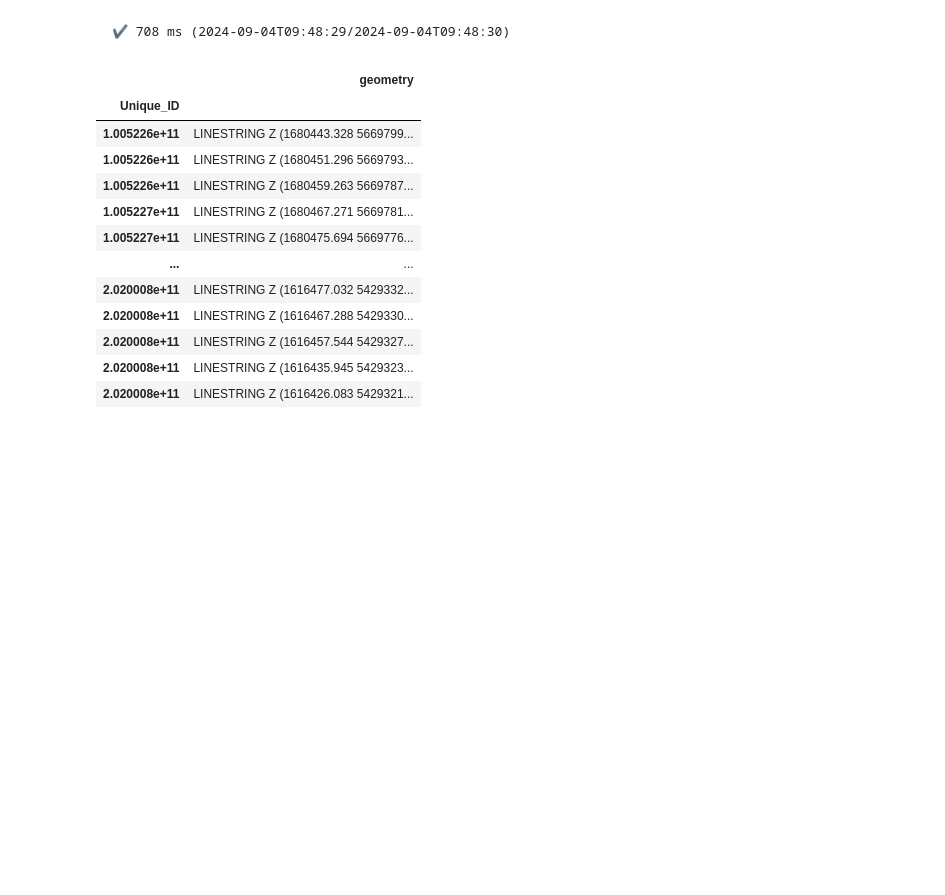
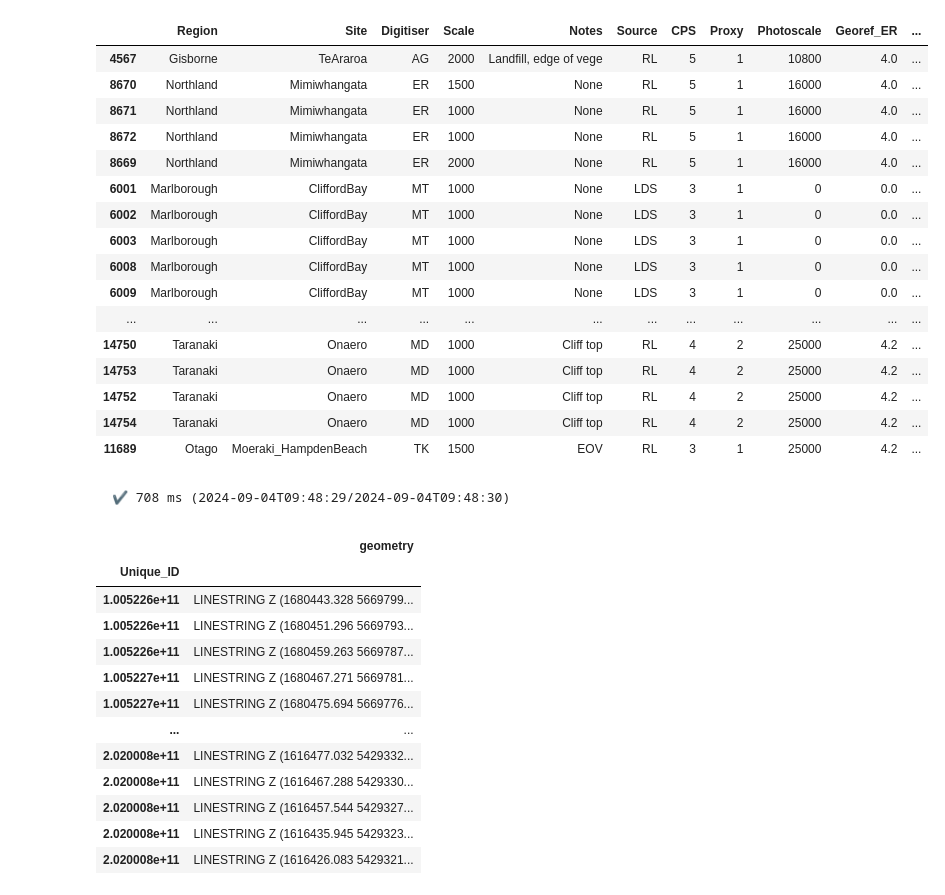
Before and after one commit to UoA-eResearch/retrolens, a Jupyter notebook: DSAS.ipynb, the cells around one changed output. Drawn from its saved outputs; the diff is of its cells as text; code cells hidden in the pictures; blank space fills up the shorter version.

Commit message:
recalculate UNCY, don't overwrite source intercept

```diff
--- a/DSAS.ipynb
+++ b/DSAS.ipynb
@@ -29,3 +29,15 @@ shorelines
 | 19664 | Otago | Oamaru | TK | 1500 | Top of cliff | Max | 3 | 2 | 0 | 2.02 | ... |
 | 19665 | Otago | Oamaru | TK | 1509 | Top of cliff | Max | 3 | 2 | 0 | 2.02 | ... |
 19666 rows × 17 columns
+# %%
+CPS_error_lookup = {1: 0.43, 2: 0.73, 3: 0.97, 4: 2.07, 5: 8.59}
+def calc_UNCY(row):
+  # Calculate Total_UNCY
+  Ep = row.Pixel_Er
+  Ed = CPS_error_lookup[row.CPS]
+  Eg = row.Georef_ER
+  return np.sqrt(Ep**2 + Eg**2 + Ed**2)
+shorelines["new_Total_UNCY"] = shorelines.apply(calc_UNCY, axis=1)
+shorelines["UNCY_diff"] = shorelines.Total_UNCY - shorelines.new_Total_UNCY
+shorelines[shorelines.UNCY_diff.abs() > 1].sort_values("UNCY_diff")
+# %% [output]
@@ -32,3 +45,20 @@ shorelines
+|  | Region | Site | Digitiser | Scale | Notes | Source | CPS | Proxy | Photoscale | Georef_ER | ... |
+| 4567 | Gisborne | TeAraroa | AG | 2000 | Landfill, edge of vege | RL | 5 | 1 | 10800 | 4.0 | ... |
+| 8670 | Northland | Mimiwhangata | ER | 1500 | None | RL | 5 | 1 | 16000 | 4.0 | ... |
+| 8671 | Northland | Mimiwhangata | ER | 1000 | None | RL | 5 | 1 | 16000 | 4.0 | ... |
+| 8672 | Northland | Mimiwhangata | ER | 1000 | None | RL | 5 | 1 | 16000 | 4.0 | ... |
+| 8669 | Northland | Mimiwhangata | ER | 2000 | None | RL | 5 | 1 | 16000 | 4.0 | ... |
+| 6001 | Marlborough | CliffordBay | MT | 1000 | None | LDS | 3 | 1 | 0 | 0.0 | ... |
+| 6002 | Marlborough | CliffordBay | MT | 1000 | None | LDS | 3 | 1 | 0 | 0.0 | ... |
+| 6003 | Marlborough | CliffordBay | MT | 1000 | None | LDS | 3 | 1 | 0 | 0.0 | ... |
+| 6008 | Marlborough | CliffordBay | MT | 1000 | None | LDS | 3 | 1 | 0 | 0.0 | ... |
+| 6009 | Marlborough | CliffordBay | MT | 1000 | None | LDS | 3 | 1 | 0 | 0.0 | ... |
+| ... | ... | ... | ... | ... | ... | ... | ... | ... | ... | ... | ... |
+| 14750 | Taranaki | Onaero | MD | 1000 | Cliff top | RL | 4 | 2 | 25000 | 4.2 | ... |
+| 14753 | Taranaki | Onaero | MD | 1000 | Cliff top | RL | 4 | 2 | 25000 | 4.2 | ... |
+| 14752 | Taranaki | Onaero | MD | 1000 | Cliff top | RL | 4 | 2 | 25000 | 4.2 | ... |
+| 14754 | Taranaki | Onaero | MD | 1000 | Cliff top | RL | 4 | 2 | 25000 | 4.2 | ... |
+| 11689 | Otago | Moeraki_HampdenBeach | TK | 1500 | EOV | RL | 3 | 1 | 25000 | 4.2 | ... |
 # %%
 transects = pd.concat(gpd.read_file(f).set_index("Unique_ID") for f in glob("Data for testing/Unique_ID_transects/*.shp"))
 transects
```
Also changed, not shown: parts of 3 cells of this notebook, 2 other files.
